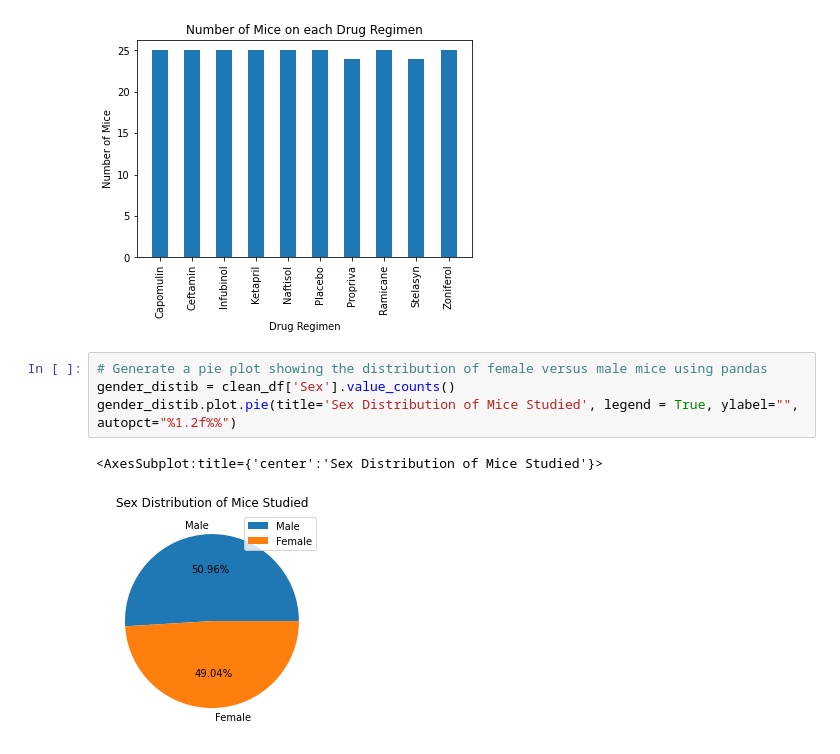
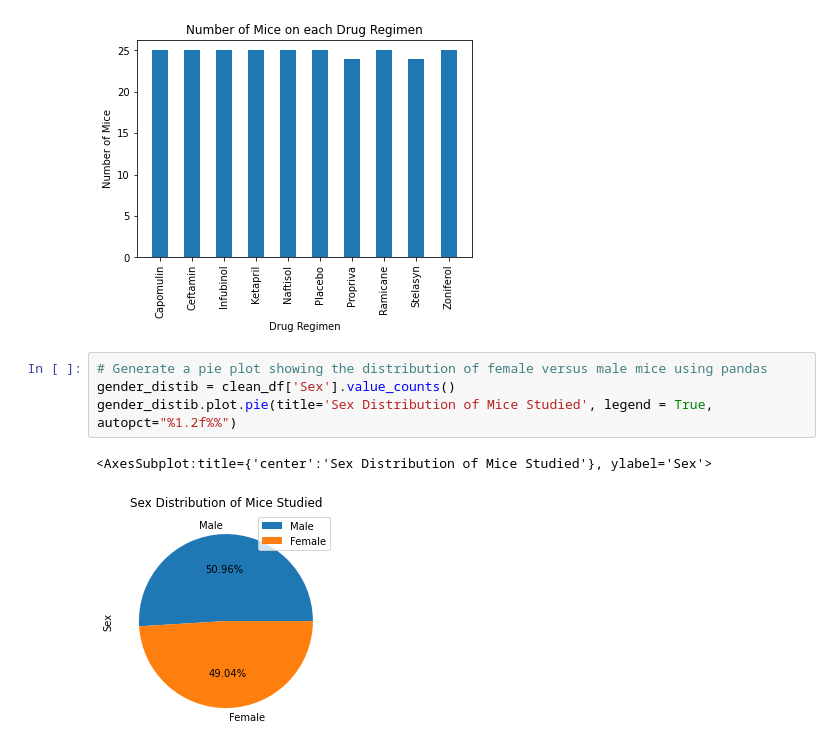
Before and after one commit to canamasc/matplotlib-challenge, a Jupyter notebook: Pymaceuticals.ipynb, the cells around one changed output. Saved outputs shown, nothing was run; the diff lists cells and outputs as text.

Commit message:
both pie charts done

```diff
--- a/Pymaceuticals.ipynb
+++ b/Pymaceuticals.ipynb
@@ -177,10 +177,10 @@ plt.ylabel('Number of Mice')
 # %% [output]
 Text(0, 0.5, 'Number of Mice')
 [figure]
-# %%
-# Generate a pie plot showing the distribution of female versus male mice using pandas
-gender_distib = clean_df['Sex'].value_counts()
-gender_distib.plot.pie(title='Sex Distribution of Mice Studied', legend = True, ylabel="", autopct="%1.2f%%")
-# %% [output]
-<AxesSubplot:title={'center':'Sex Distribution of Mice Studied'}>
-[figure, removed]
+# %%
+# Generate a pie plot showing the distribution of female versus male mice using pandas
+gender_distib = clean_df['Sex'].value_counts()
+gender_distib.plot.pie(title='Sex Distribution of Mice Studied', legend = True, autopct="%1.2f%%")
+# %% [output]
+<AxesSubplot:title={'center':'Sex Distribution of Mice Studied'}, ylabel='Sex'>
+[figure, added]
```
Also changed, not shown: parts of 1 cell of this notebook.
